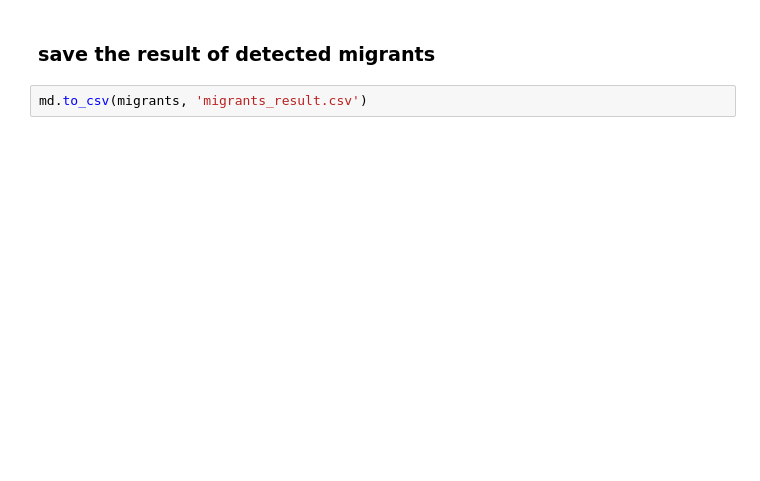
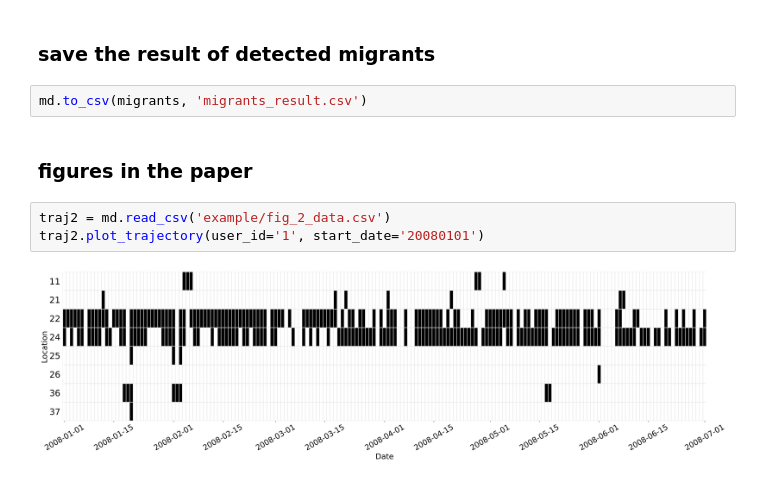
Before and after one commit to g-chi/migration_detector, a Jupyter notebook: demo.ipynb, the cells around one changed output. Saved outputs shown, nothing was run; the diff lists cells and outputs as text; blank space fills up the shorter version.

```diff
--- a/demo.ipynb
+++ b/demo.ipynb
@@ -44,3 +50,10 @@ traj.plot_migration_segment(migrants[0])
 ### save the result of detected migrants
 # %%
 md.to_csv(migrants, 'migrants_result.csv')
+# %% [markdown]
+### figures in the paper
+# %%
+traj2 = md.read_csv('example/fig_2_data.csv')
+traj2.plot_trajectory(user_id='1', start_date='20080101')
+# %% [output]
+[figure, added]
```
Also changed, not shown: parts of 6 cells of this notebook.
